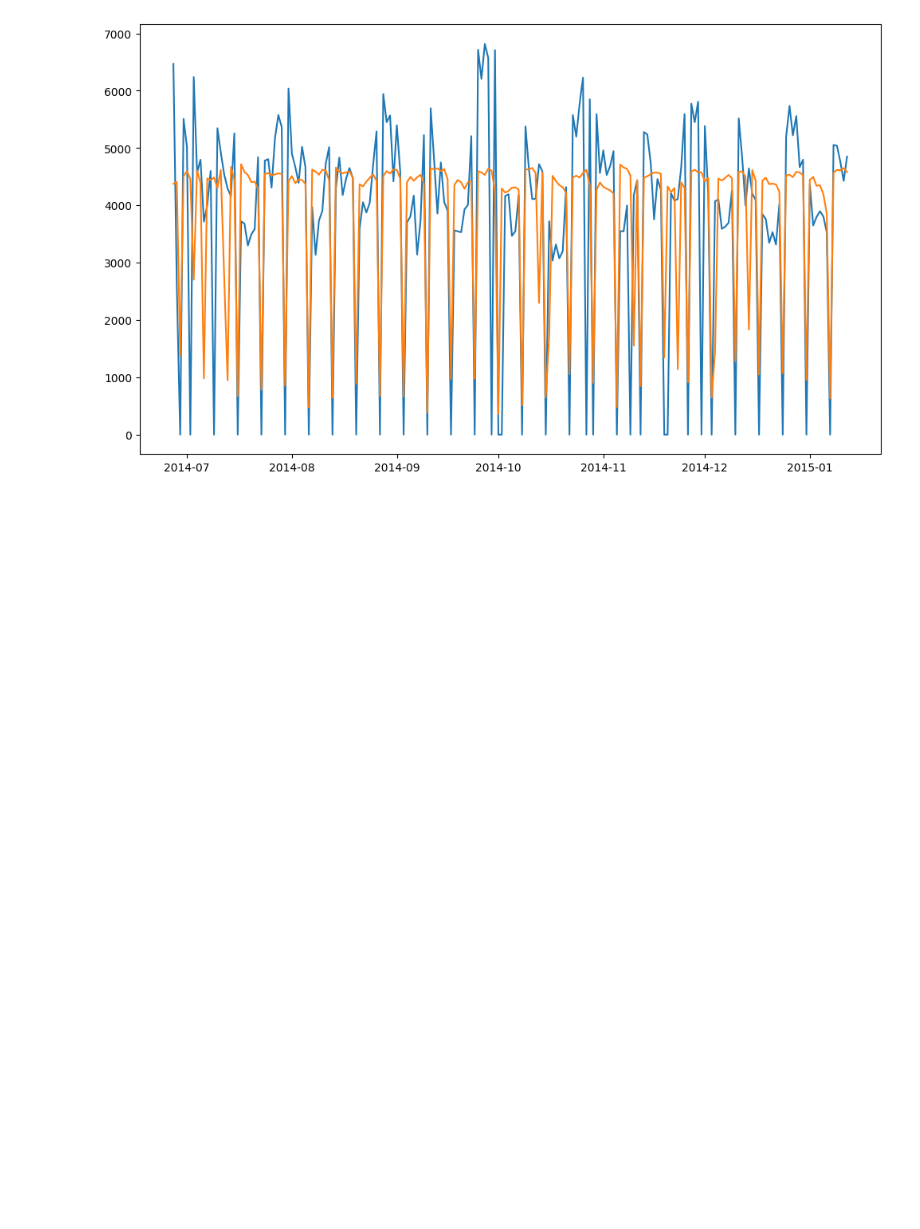
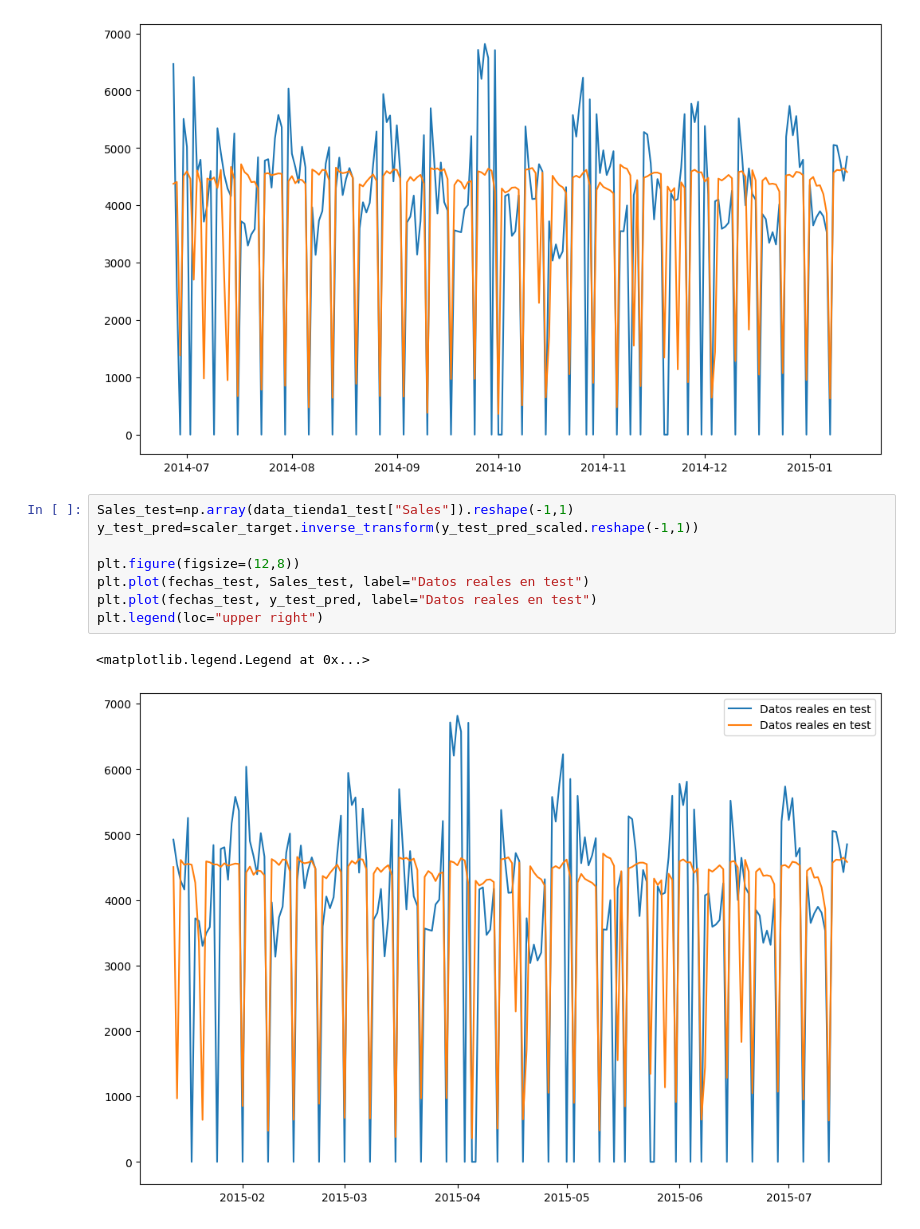
Before and after one commit to choppeb7/Series_temporales_redes_recurrentes_rossmann, a Jupyter notebook: store1_notebook.ipynb, the cells around one changed output. Cells and saved outputs as stored; diff of their text form; blank space fills up the shorter version.

```diff
--- a/store1_notebook.ipynb
+++ b/store1_notebook.ipynb
@@ -803,3 +819,14 @@ plt.plot(fechas_val, y_val_pred, label="predicciones")
 plt.show()
 # %% [output]
 [figure]
+# %%
+Sales_test=np.array(data_tienda1_test["Sales"]).reshape(-1,1)
+y_test_pred=scaler_target.inverse_transform(y_test_pred_scaled.reshape(-1,1))
+
+plt.figure(figsize=(12,8))
+plt.plot(fechas_test, Sales_test, label="Datos reales en test")
+plt.plot(fechas_test, y_test_pred, label="Datos reales en test")
+plt.legend(loc="upper right")
+# %% [output]
+<matplotlib.legend.Legend at 0x...>
+[figure, added]
```
Also changed, not shown: parts of 28 cells of this notebook, 2 other files.
